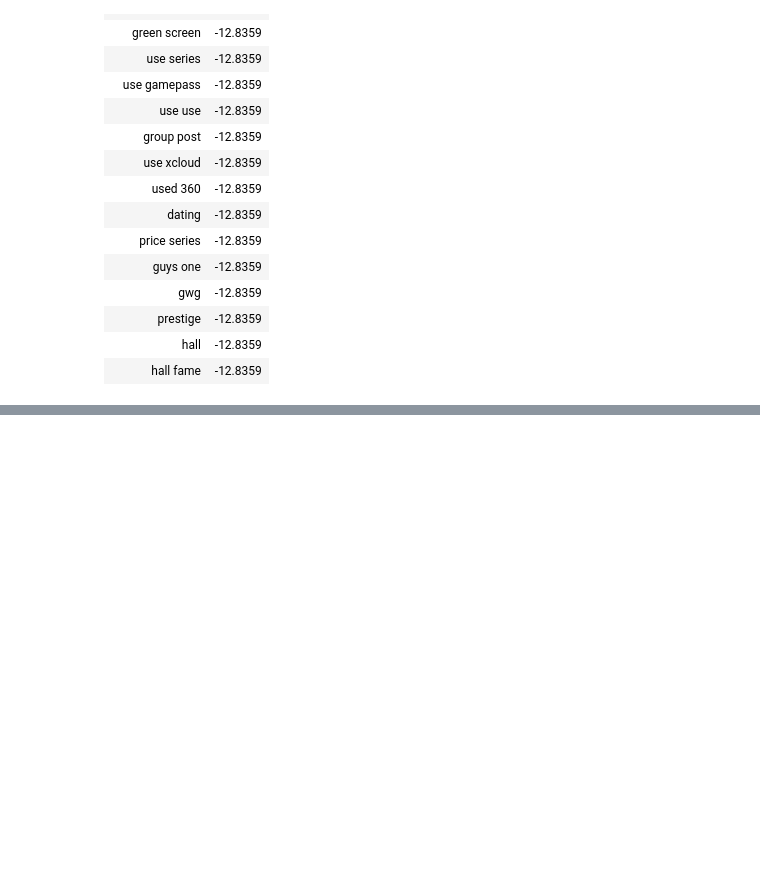
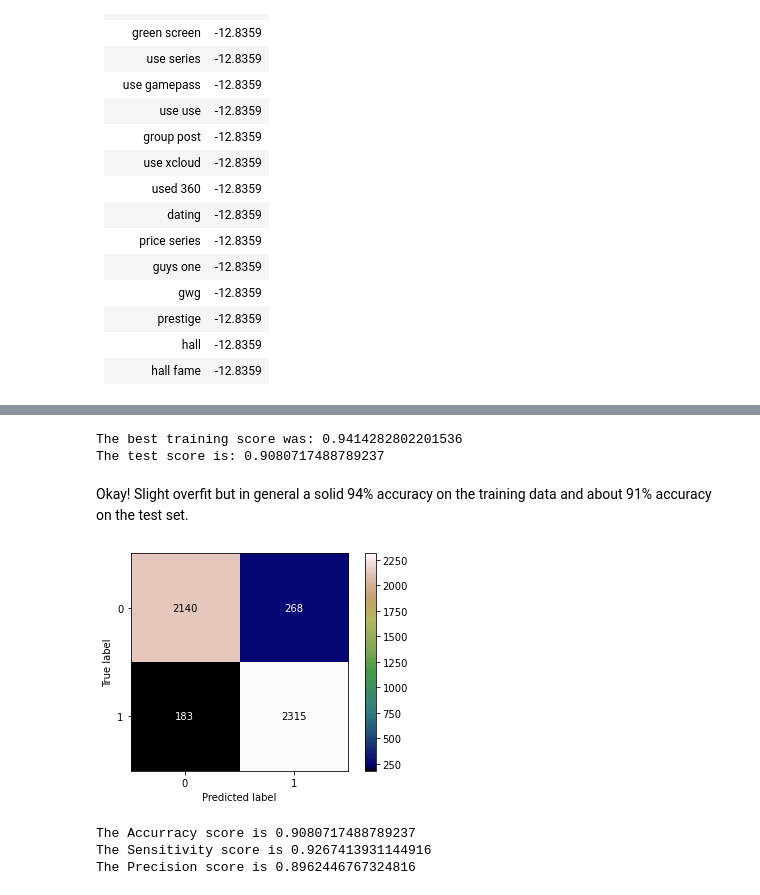
Before and after one commit to griffinwt/Reddit_nlp, a Jupyter notebook: 03_Modeling.ipynb, the cells around one changed output, grey strips where cells are left out. Saved outputs shown, nothing was run; the diff lists cells and outputs as text; code cells hidden in the pictures; blank space fills up the shorter version.

```diff
--- a/03_Modeling.ipynb
+++ b/03_Modeling.ipynb
@@ -622,0 +664,18 @@ Receiver Operating Characteristic (ROC) curve: (not shown)
+# %%
+cvec = CountVectorizer(max_features=20_000,
+                       min_df=4,
+                       max_df = .4,
+                       ngram_range=(1,2),
+                       stop_words=stopwords.words('english'))
+X_train_c = cvec.fit_transform(X_train)
+X_test_c = cvec.transform(X_test)
+nb = MultinomialNB()
+nb.fit(X_train_c, y_train)
+
+print(f'The best training score was: {nb.score(X_train_c, y_train)}')
+print(f'The test score is: {nb.score(X_test_c, y_test)}')
+# %% [output]
+The best training score was: 0.9414282802201536
+The test score is: 0.9080717488789237
+# %% [markdown]
+Okay! Slight overfit but in general a solid 94% accuracy on the training data and about 91% accuracy on the test set.
@@ -622,0 +684,14 @@ Receiver Operating Characteristic (ROC) curve: (not shown)
+# %%
+preds = nb.predict(X_test_c)
+tn, fp, fn, tp = confusion_matrix(y_test, preds).ravel()
+
+plot_confusion_matrix(nb, X_test_c, y_test, cmap='gist_earth', values_format='d');
+plt.show()
+print(f'The Accurracy score is {metrics.accuracy_score(y_test, preds)}')
+print(f'The Sensitivity score is {metrics.recall_score(y_test, preds)}')
+print(f'The Precision score is {metrics.precision_score(y_test, preds)}')
+# %% [output]
+[figure, added]
+The Accurracy score is 0.9080717488789237
+The Sensitivity score is 0.9267413931144916
+The Precision score is 0.8962446767324816
```
Also changed, not shown: parts of 33 cells of this notebook, 1 other file.
